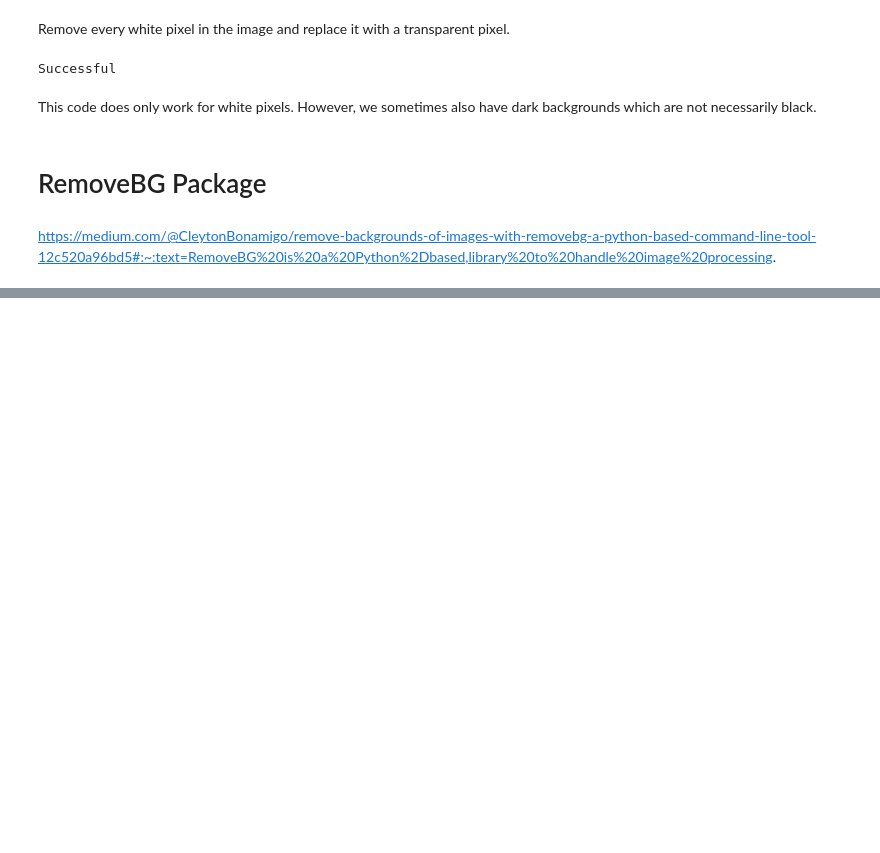
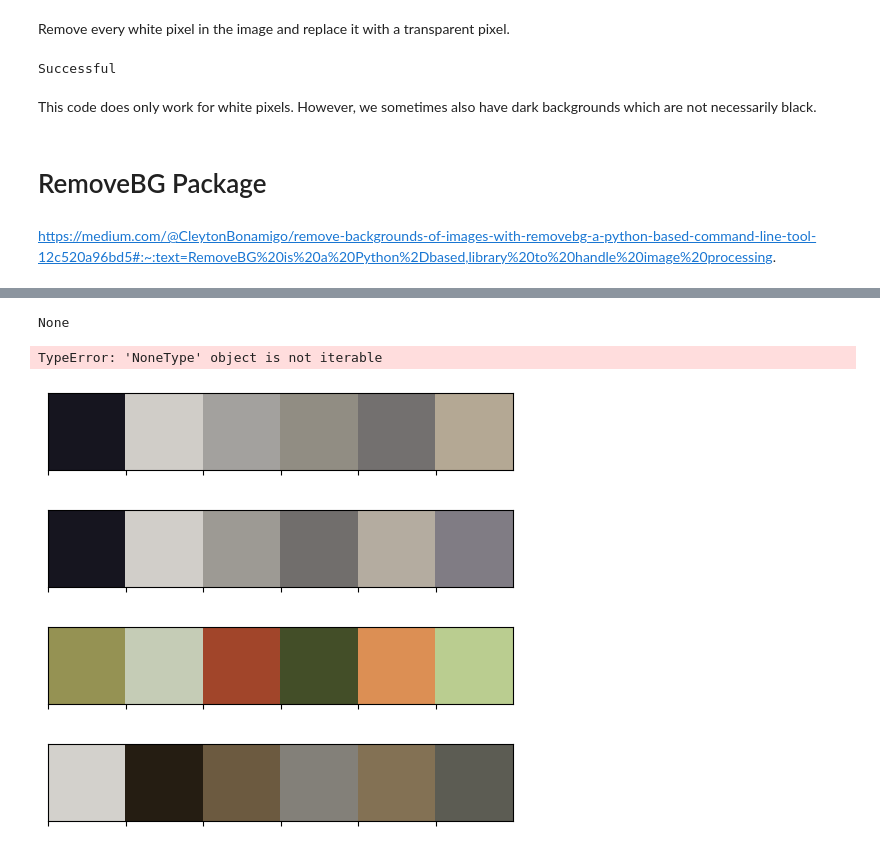
Before and after one commit to RomanZberg/DSPRO2-outfit-recommendation, a Jupyter notebook: Basemodel/Extract_Colors.ipynb, the cells around one changed output, grey strips where cells are left out. Cells and saved outputs as stored; diff of their text form; code cells hidden in the pictures; blank space fills up the shorter version.

Commit message:
Fixed Extract Color

```diff
--- a/Basemodel/Extract_Colors.ipynb
+++ b/Basemodel/Extract_Colors.ipynb
@@ -192,0 +278,42 @@ Background removed successfully.
+# %%
+from PIL import Image
+im = Image.open(img2)
+maximum = 0
+mostFrequentColor = None
+print(im.getcolors())
+for number, color in im.getcolors():
+    if number > maximum:
+        maximum = number
+        mostFrequentColor = color
+print(mostFrequentColor) # (255, 0, 0)
+# %% [output]
+None
+TypeError: 'NoneType' object is not iterable
+# %%
+from colorthief import ColorThief
+"""
+        :param quality: quality settings, 1 is the highest quality, the bigger
+                        the number, the faster the palette generation, but the
+                        greater the likelihood that colors will be missed.
+                        """
+
+color_thief1 = ColorThief(img1)
+color_thief2 = ColorThief(img2)
+color_thief3 = ColorThief(img3)
+
+palette1 = color_thief1.get_palette(color_count=6, quality=1)
+palette1_1 = color_thief1.get_palette(color_count=6, quality=10)
+
+palette2 = color_thief2.get_palette(color_count=6, quality=1)
+palette3 = color_thief3.get_palette(color_count=6, quality=1)
+
+sns.palplot([tuple(i / 255 for i in j) for j in palette1])
+sns.palplot([tuple(i / 255 for i in j) for j in palette1_1])
+
+sns.palplot([tuple(i / 255 for i in j) for j in palette2])
+sns.palplot([tuple(i / 255 for i in j) for j in palette3])
+# %% [output]
+[figure, added]
+[figure, added]
+[figure, added]
+[figure, added]
```
Also changed, not shown: parts of 6 cells of this notebook, 2 other files.
